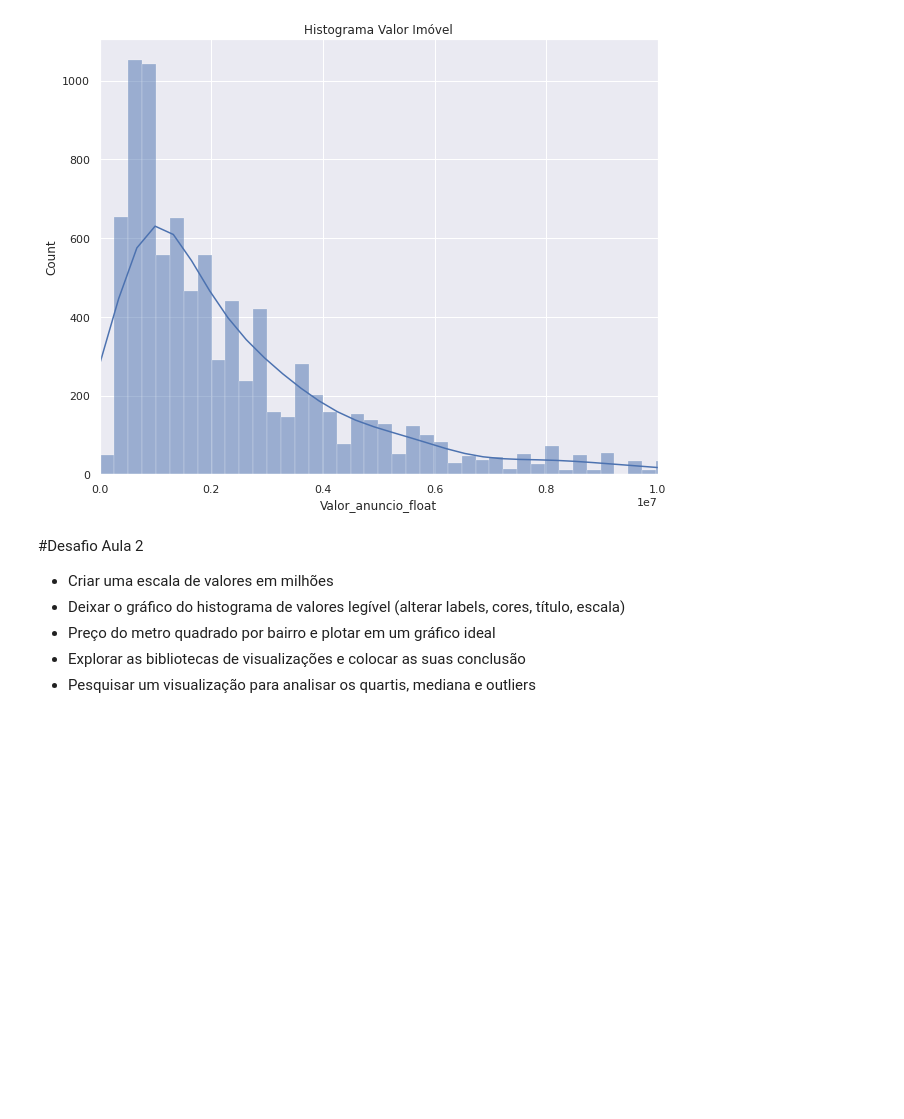
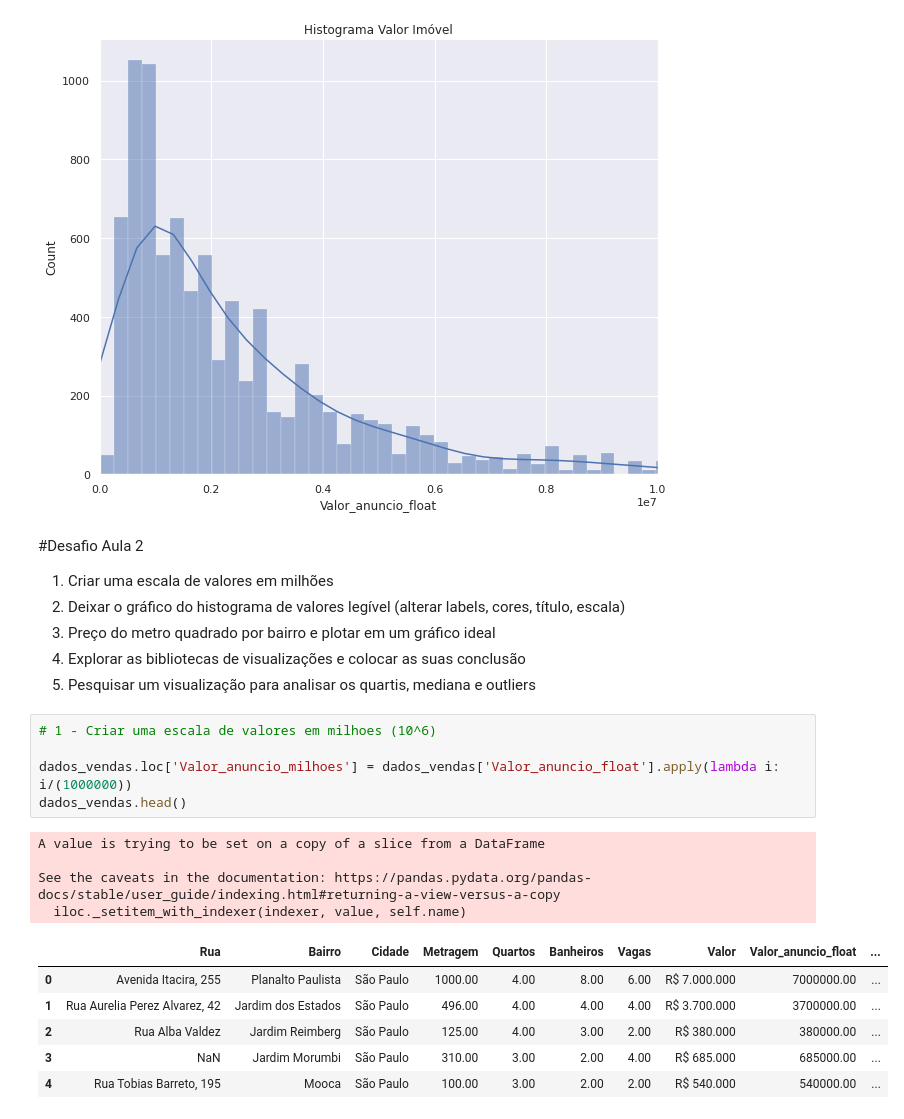
Before and after one commit to njuliacsouza/imersaoDADOS_Alura4, a Jupyter notebook: desafios/Imersao_dados_4_aula02.ipynb, the cells around one changed output. Cells and saved outputs as stored; diff of their text form; blank space fills up the shorter version.

```diff
--- a/desafios/Imersao_dados_4_aula02.ipynb
+++ b/desafios/Imersao_dados_4_aula02.ipynb
@@ -235,8 +206,24 @@ plt.show()
 # %% [markdown]
 #Desafio Aula 2
 
-- Criar uma escala de valores em milhões
-- Deixar o gráfico do histograma de valores legível (alterar labels, cores, título, escala)
-- Preço do metro quadrado por bairro e plotar em um gráfico ideal
-- Explorar as bibliotecas de visualizações e colocar as suas conclusão
-- Pesquisar um visualização para analisar os quartis, mediana e outliers
+1.  Criar uma escala de valores em milhões
+2. Deixar o gráfico do histograma de valores legível (alterar labels, cores, título, escala)
+3. Preço do metro quadrado por bairro e plotar em um gráfico ideal
+4. Explorar as bibliotecas de visualizações e colocar as suas conclusão
+5. Pesquisar um visualização para analisar os quartis, mediana e outliers
+# %%
+# 1 - Criar uma escala de valores em milhoes (10^6)
+
+dados_vendas.loc['Valor_anuncio_milhoes'] = dados_vendas['Valor_anuncio_float'].apply(lambda i: i/(1000000))
+dados_vendas.head()
+# %% [output]
+A value is trying to be set on a copy of a slice from a DataFrame
+
+See the caveats in the documentation: https://pandas.pydata.org/pandas-docs/stable/user_guide/indexing.html#returning-a-view-versus-a-copy
+  iloc._setitem_with_indexer(indexer, value, self.name)
+|  | Rua | Bairro | Cidade | Metragem | Quartos | Banheiros | Vagas | Valor | Valor_anuncio_float | ... |
+| 0 | Avenida Itacira, 255 | Planalto Paulista | São Paulo | 1000.00 | 4.00 | 8.00 | 6.00 | R$ 7.000.000 | 7000000.00 | ... |
+| 1 | Rua Aurelia Perez Alvarez, 42 | Jardim dos Estados | São Paulo | 496.00 | 4.00 | 4.00 | 4.00 | R$ 3.700.000 | 3700000.00 | ... |
+| 2 | Rua Alba Valdez | Jardim Reimberg | São Paulo | 125.00 | 4.00 | 3.00 | 2.00 | R$ 380.000 | 380000.00 | ... |
+| 3 | NaN | Jardim Morumbi | São Paulo | 310.00 | 3.00 | 2.00 | 4.00 | R$ 685.000 | 685000.00 | ... |
+| 4 | Rua Tobias Barreto, 195 | Mooca | São Paulo | 100.00 | 3.00 | 2.00 | 2.00 | R$ 540.000 | 540000.00 | ... |
```
Also changed, not shown: parts of 18 cells of this notebook.
